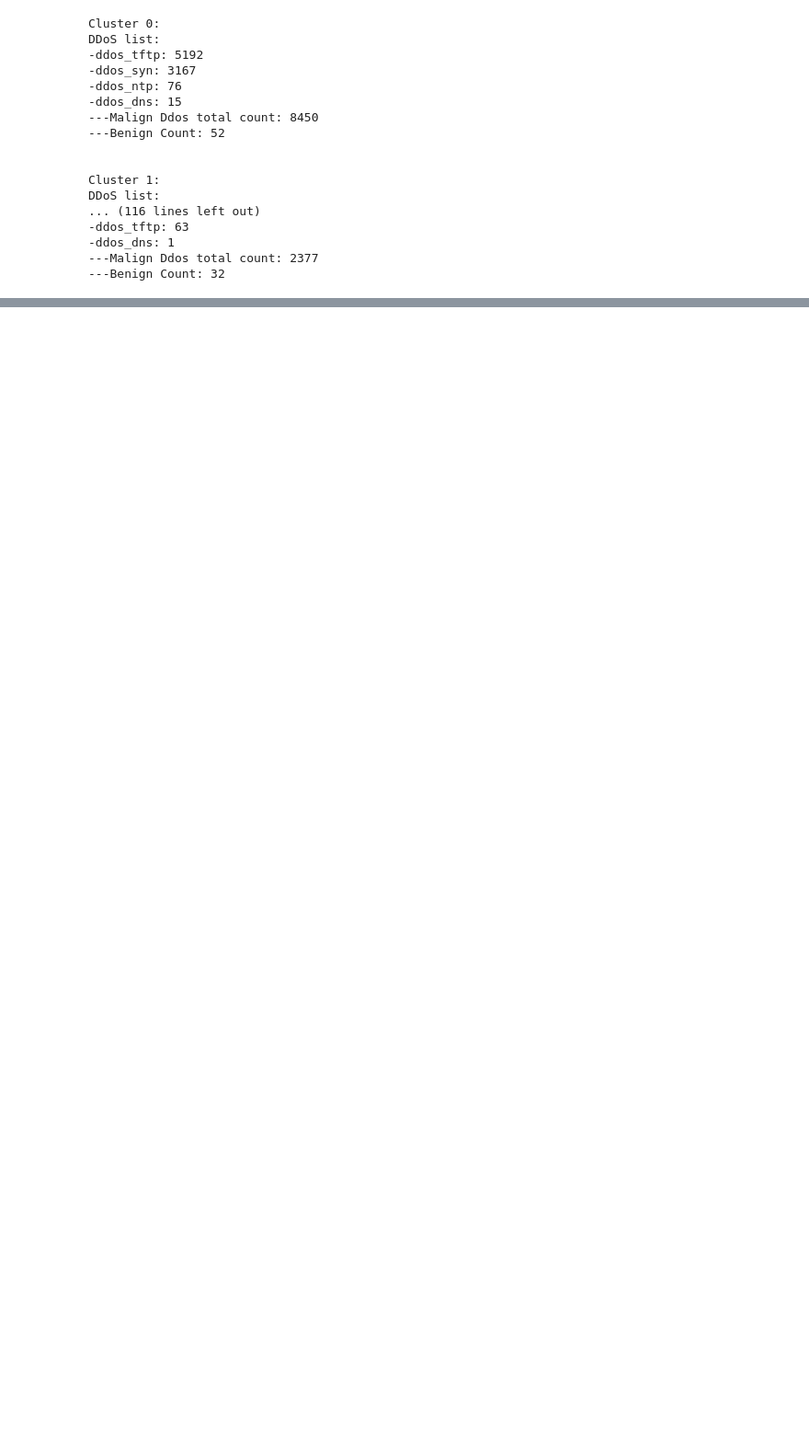
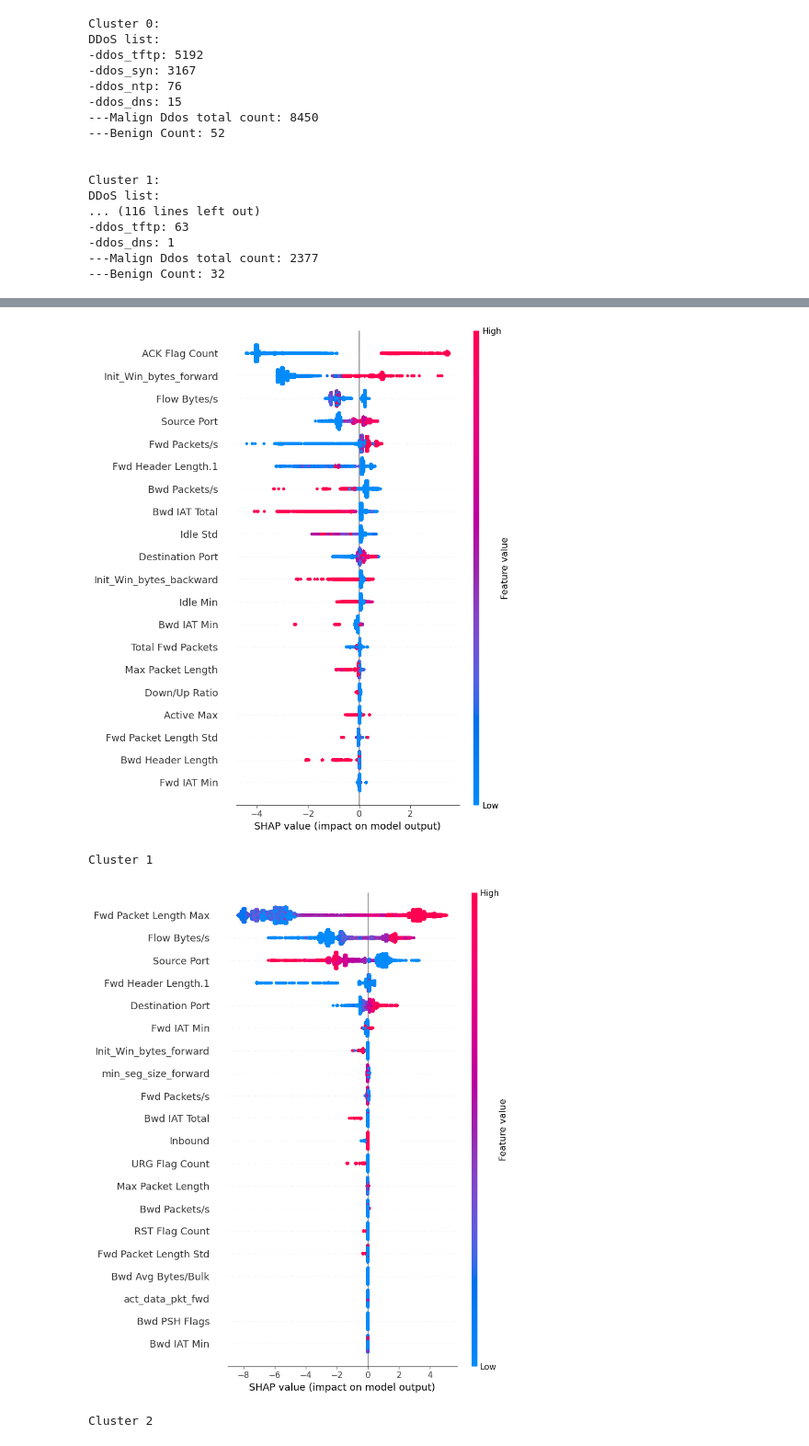
Before and after one commit to n4rciso/DDoS-Detection-using-Machine-Learning, a Jupyter notebook: ToSubmit/ML4N_Project_group9_Section_3&4.ipynb, the cells around one changed output, grey strips where cells are left out. Shown at 92% size. Cells and saved outputs as stored; diff of their text form; code cells hidden in the pictures; blank space fills up the shorter version.

Commit message:
xgboost added

```diff
--- a/ToSubmit/ML4N_Project_group9_Section_3&4.ipynb
+++ b/ToSubmit/ML4N_Project_group9_Section_3&4.ipynb
@@ -519,4 +503,4 @@ DDoS list:
 # %%
 # Train a classifier
-model = RandomForestClassifier(random_state=42)
-model.fit(ddos_data.drop(columns=['label']), cluster_labels)
+# model = RandomForestClassifier(random_state=42)
+# model.fit(ddos_data.drop(columns=['label']), cluster_labels)
@@ -533,5 +515,29 @@ shap.summary_plot(shap_values, ddos_data.drop(columns=['label']), plot_type="bar
 # %%
 # For each cluster
-for i in range(model.n_classes_):
-    print(f"Cluster {i}")
-    shap.summary_plot(shap_values[i], ddos_data.drop(columns=['label']))
+# for i in range(model.n_classes_):
+#     print(f"Cluster {i}")
+#     shap.summary_plot(shap_values[i], ddos_data.drop(columns=['label']))
+# %%
+%%time
+! pip3 install xgboost
+
+
+import xgboost as xgb
+
+# Prepara i tuoi dati
+X = ddos_data.drop(columns=['label'])
+y = cluster_labels
+
+# Addestra un classificatore con xgboost
+model = xgb.XGBClassifier(random_state=42)
+model.fit(X, y)
+
+# Crea un oggetto explainer SHAP e calcola i valori SHAP
+explainer = shap.TreeExplainer(model)
+shap_values = explainer.shap_values(X)
+
+# Per ogni cluster
+for i in range(model.n_classes_):
+    print(f"Cluster {i}")
+    shap.summary_plot(shap_values[i], X)
+# %% [output]
@@ -537,0 +548,4 @@ for i in range(model.n_classes_):
+[figure, added]
+Cluster 1
+[figure, added]
+Cluster 2
```
Also changed, not shown: parts of 16 cells of this notebook.
